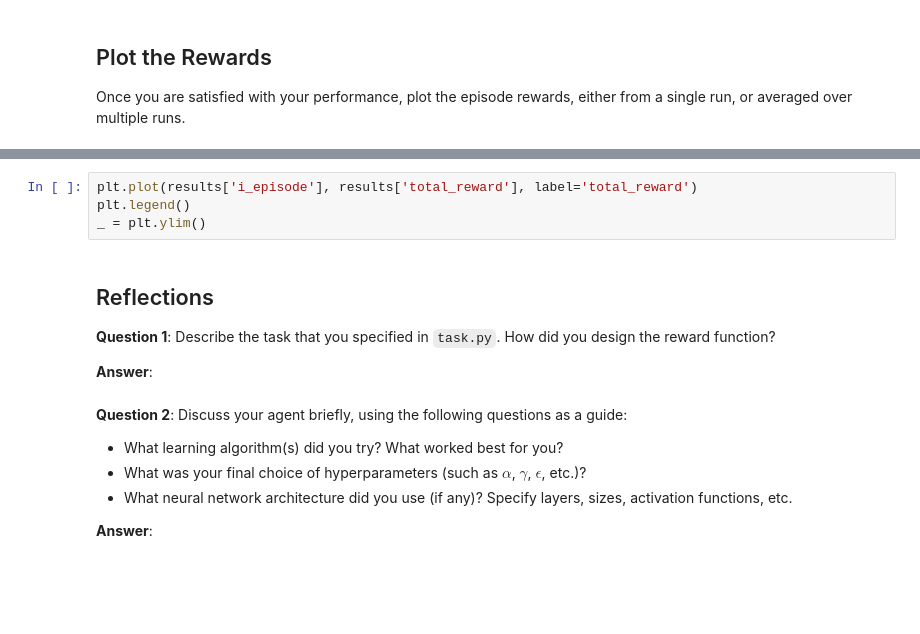
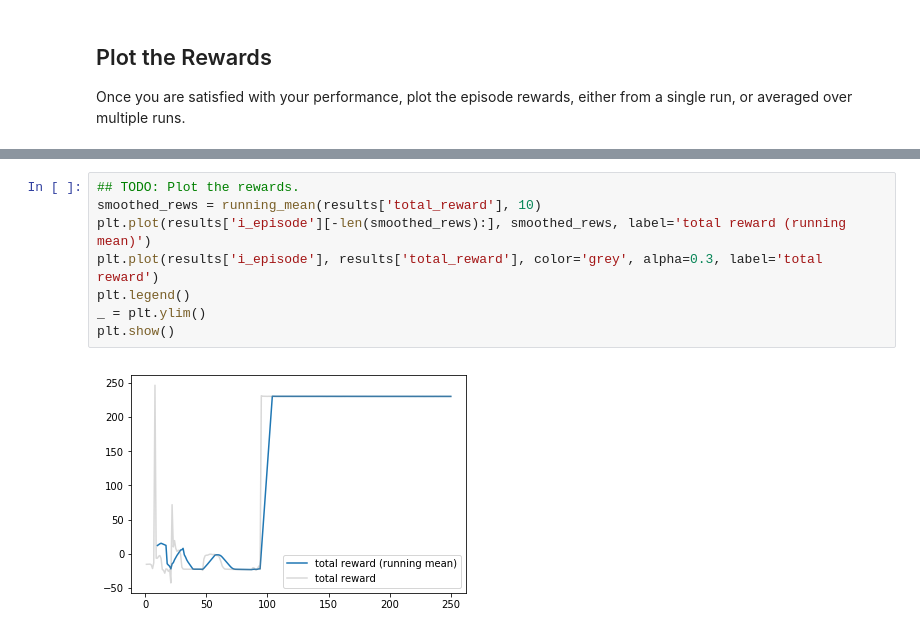
Before and after one commit to zhulingchen/RL-Quadcopter-2, a Jupyter notebook: Quadcopter_Project.ipynb, the cells around one changed output, grey strips where cells are left out. Saved outputs shown, nothing was run; the diff lists cells and outputs as text; blank space fills up the shorter version.

```diff
--- a/Quadcopter_Project.ipynb
+++ b/Quadcopter_Project.ipynb
@@ -295,18 +345,10 @@ _ = plt.ylim()
-# %%
-plt.plot(results['i_episode'], results['total_reward'], label='total_reward')
-plt.legend()
-_ = plt.ylim()
-# %% [markdown]
-## Reflections
-
-**Question 1**: Describe the task that you specified in `task.py`.  How did you design the reward function?
-
-**Answer**:
-# %% [markdown]
-**Question 2**: Discuss your agent briefly, using the following questions as a guide:
-
-- What learning algorithm(s) did you try? What worked best for you?
-- What was your final choice of hyperparameters (such as $\alpha$, $\gamma$, $\epsilon$, etc.)?
-- What neural network architecture did you use (if any)? Specify layers, sizes, activation functions, etc.
-
-**Answer**:
+# %%
+## TODO: Plot the rewards.
+smoothed_rews = running_mean(results['total_reward'], 10)
+plt.plot(results['i_episode'][-len(smoothed_rews):], smoothed_rews, label='total reward (running mean)')
+plt.plot(results['i_episode'], results['total_reward'], color='grey', alpha=0.3, label='total reward')
+plt.legend()
+_ = plt.ylim()
+plt.show()
+# %% [output]
+[figure, added]
```
Also changed, not shown: parts of 18 cells of this notebook, 4 other files.
